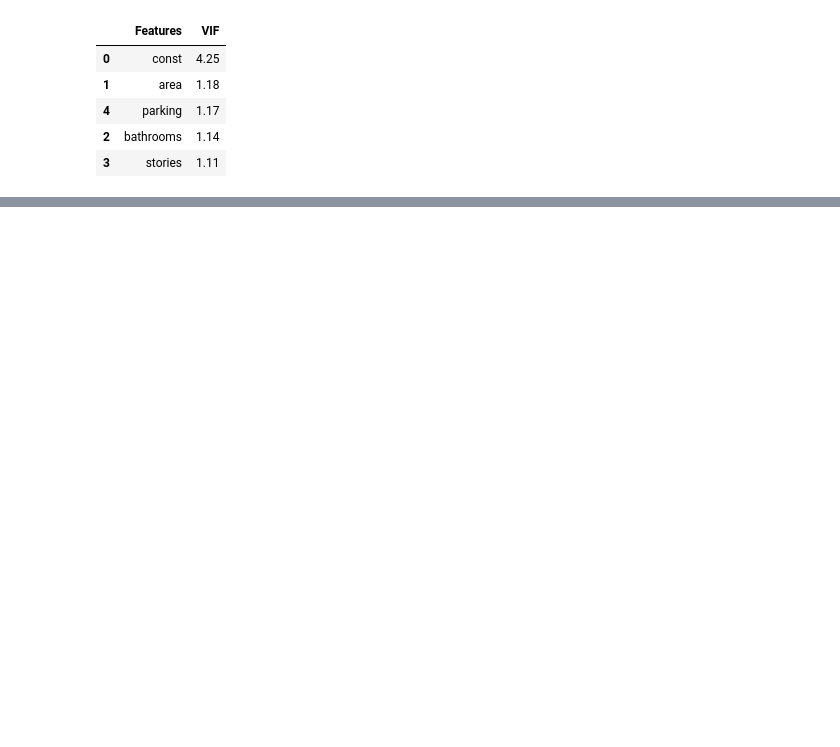
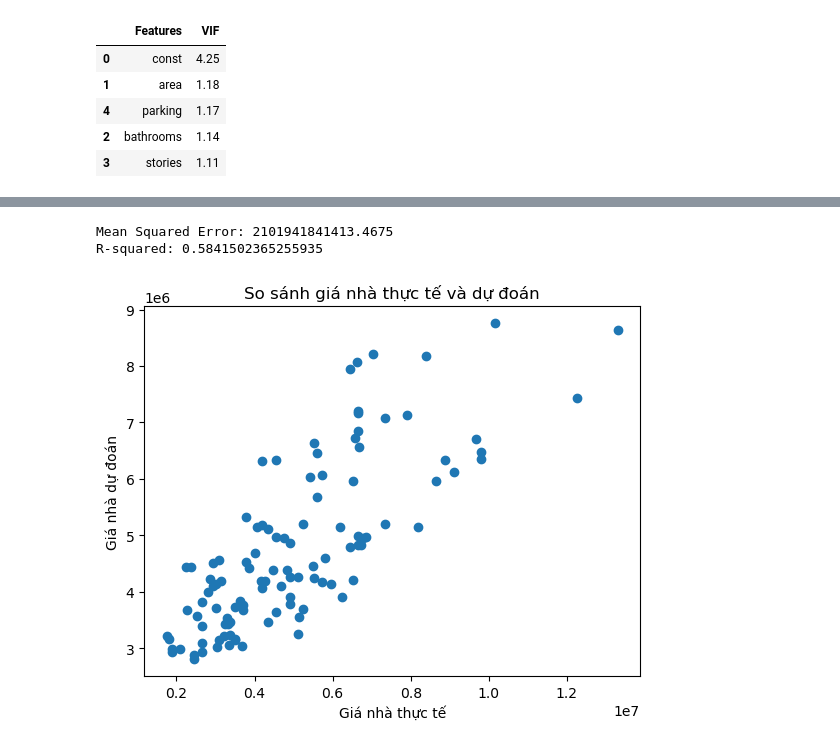
Before and after one commit to PhuongMinhhh/Final-Machine-Learning, a Jupyter notebook: pythonProject/Code.ipynb, the cells around one changed output, grey strips where cells are left out. Cells and saved outputs as stored; diff of their text form; code cells hidden in the pictures; blank space fills up the shorter version.

```diff
--- a/pythonProject/Code.ipynb
+++ b/pythonProject/Code.ipynb
@@ -638,0 +678,44 @@ ModuleNotFoundError: No module named 'tensorflow'
+# %%
+### 4) Áp dụng các kỹ thuật tránh Overfiting trên mô hình của câu (2) để giải quyết bài toán
+import pandas as pd
+from sklearn.model_selection import train_test_split
+from sklearn.ensemble import RandomForestRegressor
+from sklearn.metrics import mean_squared_error, r2_score
+import matplotlib.pyplot as plt
+
+# Chia dữ liệu thành features (X) và target (y)
+X = df.drop('price', axis=1)
+y = df['price']
+
+# Chia dữ liệu thành tập huấn luyện và tập kiểm tra
+X_train, X_test, y_train, y_test = train_test_split(X, y, test_size=0.2, random_state=42)
+
+# Xây dựng mô hình Random Forest với các điều chỉnh để tránh overfitting
+rf_model = RandomForestRegressor(n_estimators=50,  # Giảm số cây
+                                  max_depth=10,  # Đặt giới hạn độ sâu của cây
+                                  min_samples_leaf=5,  # Đặt giới hạn số lượng lá tối thiểu
+                                  random_state=42)
+
+# Huấn luyện mô hình trên tập huấn luyện
+rf_model.fit(X_train, y_train)
+
+# Dự đoán giá nhà trên tập kiểm tra
+y_pred = rf_model.predict(X_test)
+
+# Đánh giá hiệu suất của mô hình
+mse = mean_squared_error(y_test, y_pred)
+r2 = r2_score(y_test, y_pred)
+
+print(f'Mean Squared Error: {mse}')
+print(f'R-squared: {r2}')
+
+# Vẽ đồ thị so sánh giữa giá nhà thực tế và giá nhà dự đoán
+plt.scatter(y_test, y_pred)
+plt.xlabel('Giá nhà thực tế')
+plt.ylabel('Giá nhà dự đoán')
+plt.title('So sánh giá nhà thực tế và dự đoán')
+plt.show()
+# %% [output]
+Mean Squared Error: 2101941841413.4675
+R-squared: 0.5841502365255935
+[figure, added]
```
Also changed, not shown: parts of 21 cells of this notebook, 2 other files.
